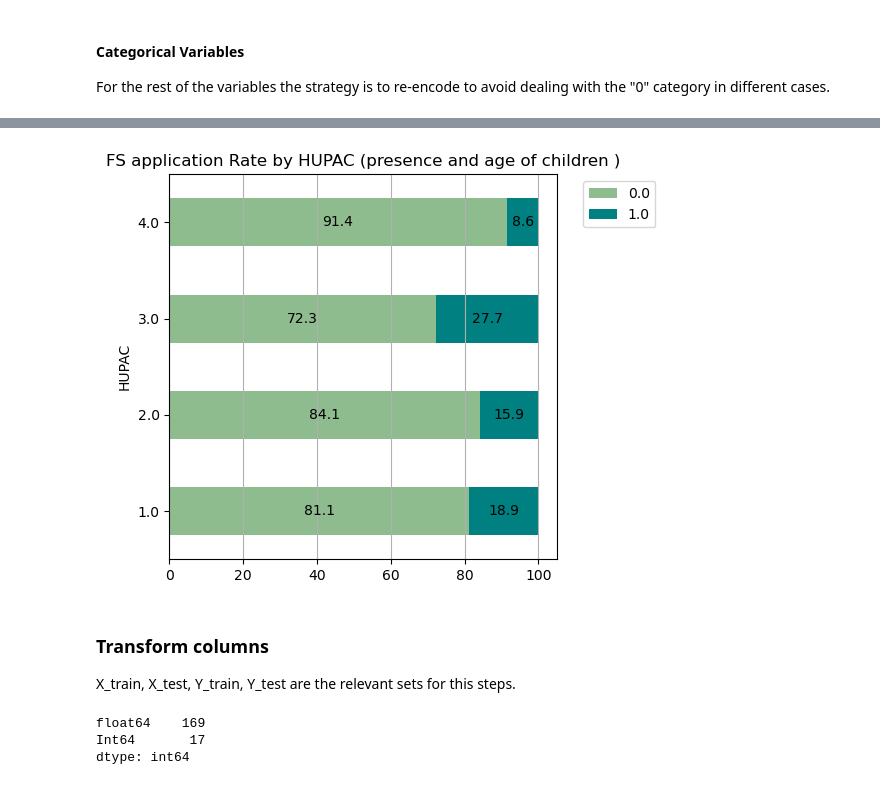
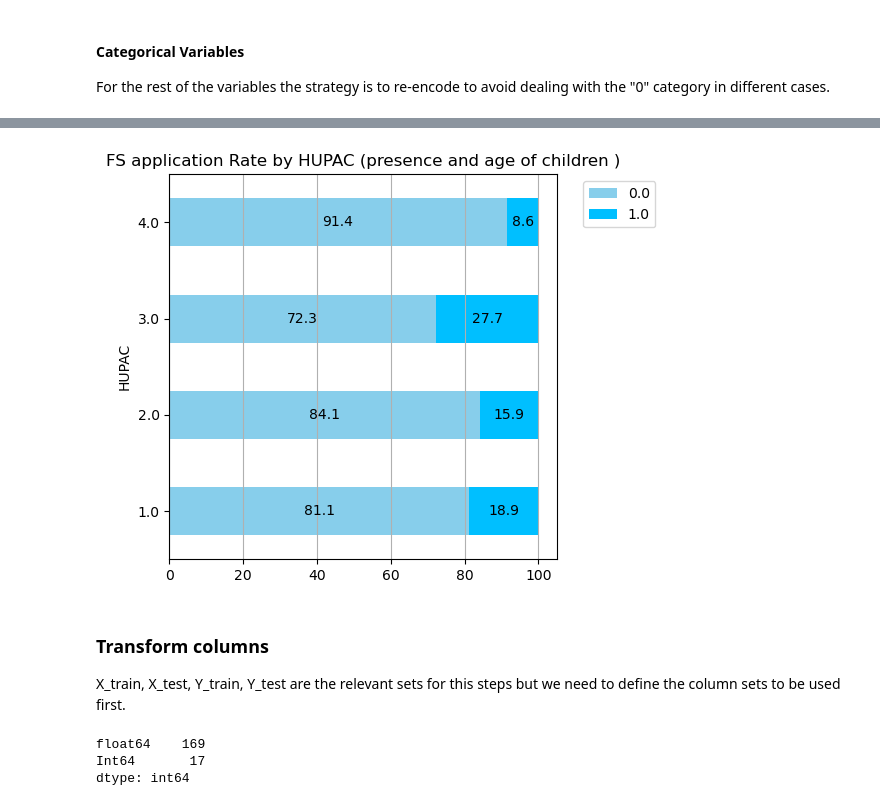
Before and after one commit to qSergio/techy_food, a Jupyter notebook: Food_census.ipynb, the cells around one changed output, grey strips where cells are left out. Saved outputs shown, nothing was run; the diff lists cells and outputs as text; code cells hidden in the pictures.

```diff
--- a/Food_census.ipynb
+++ b/Food_census.ipynb
@@ -167,7 +167,8 @@ dfh.groupby(['DIALUP'])['FS'].sum().reset_index().sort_values('FS', ascending=Fa
 
 # HISPEED=1 means the housing unit has acces to this service.
 
-p = 'crest'
+p = 'Blues'
+
 ax = sns.countplot(data=dfh,
                    x='HISPEED',
                    hue="FS",
@@ -591,24 +592,24 @@ pums[true_floats].head()
 # %%
-c = ['darkseagreen', 'teal']
+c = ['skyblue', 'deepskyblue']
 df1 = pums.groupby(['HUPAC', 'FS']).size().unstack()
 ax = df1.apply(lambda x : round((x/x.sum()*100),1), axis=1).plot(kind='barh', stacked=True, color=c, figsize=(5,5))
 plt.title('FS application Rate by HUPAC (presence and age of children )')
 plt.legend(bbox_to_anchor=(1.05,1), loc='upper left')
 plt.grid(axis='x')
 for container in ax.containers:
     ax.bar_label(container, label_type='center')
 
 #N/A (GQ/vacant)
 #1 .With children under 6 years only
 #2 .With children 6 to 17 years only
 #3 .With children under 6 years and 6 to 17 years
 #4 .No children
 # %% [output]
-[figure, old version]
+[figure, new version]
 # %% [markdown]
 ### Transform columns
 
-X_train, X_test, Y_train, Y_test are the relevant sets for this steps.
+X_train, X_test, Y_train, Y_test are the relevant sets for this steps but we need to define the column sets to be used first.
 # %%
 #data = pums.drop(columns=[target_name])
 data.dtypes.value_counts()
```
Also changed, not shown: parts of 13 cells of this notebook.
